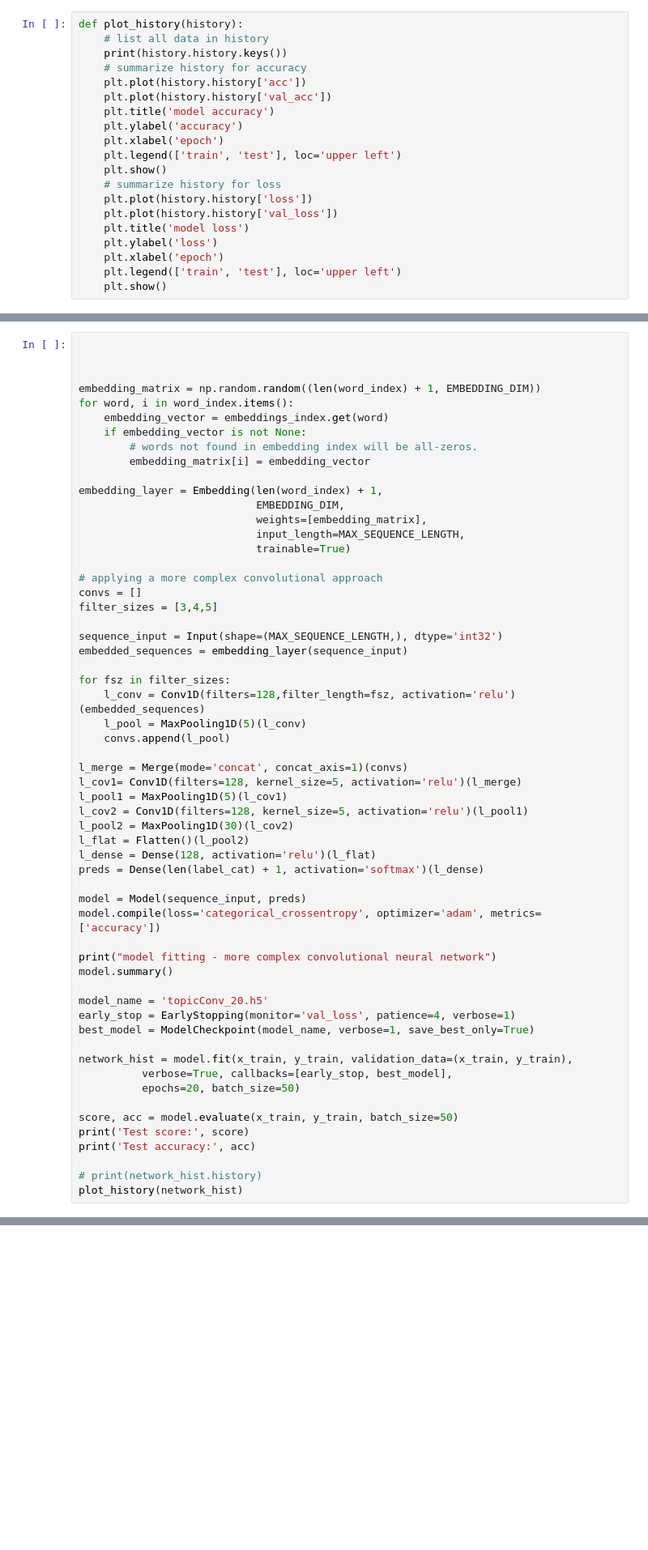
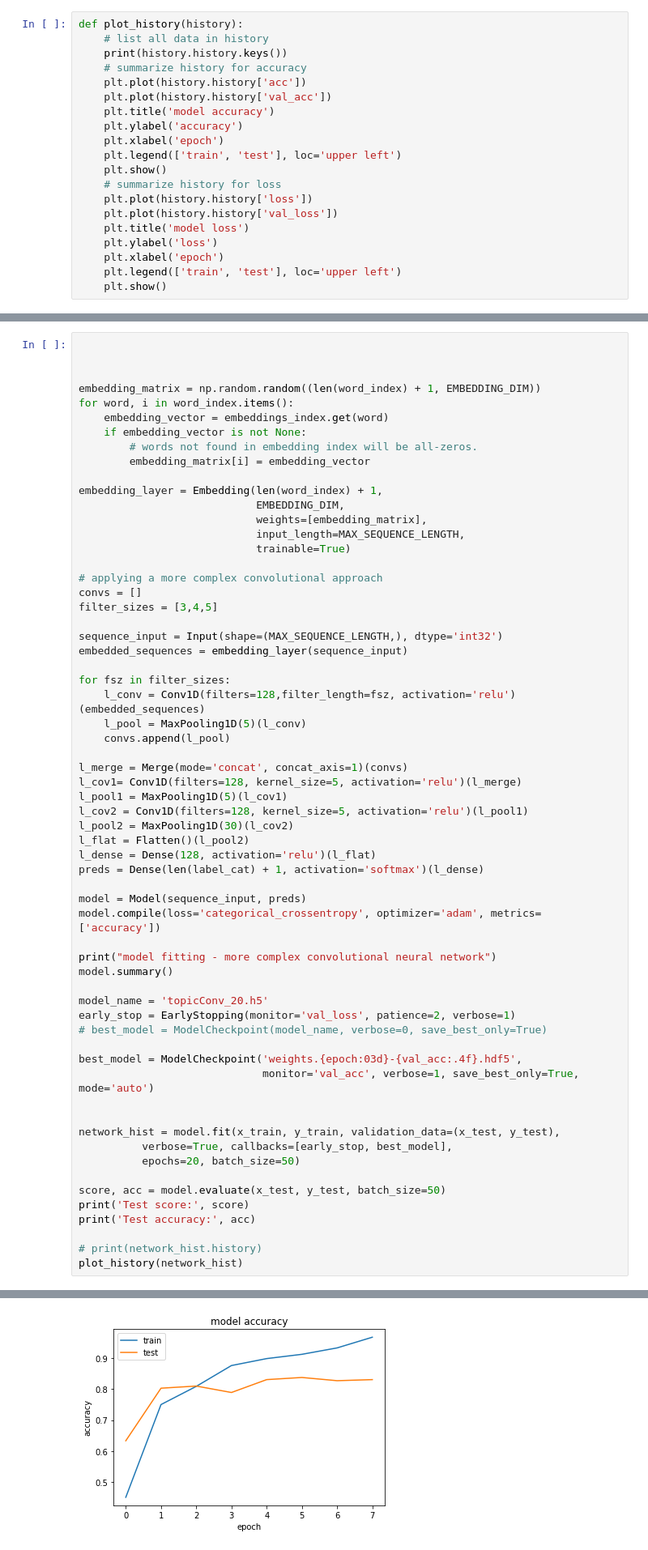
Before and after one commit to YorkUIRLab/eosdb, a Jupyter notebook: experiment/textClassifier-master/TopicConvNet.ipynb, the cells around one changed output, grey strips where cells are left out. Shown at 81% size. Saved outputs shown, nothing was run; the diff lists cells and outputs as text; blank space fills up the shorter version.

```diff
--- a/experiment/textClassifier-master/TopicConvNet.ipynb
+++ b/experiment/textClassifier-master/TopicConvNet.ipynb
@@ -302,16 +340,21 @@ print("model fitting - more complex convolutional neural network")
 model.summary()
 
 model_name = 'topicConv_20.h5'
-early_stop = EarlyStopping(monitor='val_loss', patience=4, verbose=1)
-best_model = ModelCheckpoint(model_name, verbose=1, save_best_only=True)
+early_stop = EarlyStopping(monitor='val_loss', patience=2, verbose=1)
+# best_model = ModelCheckpoint(model_name, verbose=0, save_best_only=True)
 
-network_hist = model.fit(x_train, y_train, validation_data=(x_train, y_train),
+best_model = ModelCheckpoint('weights.{epoch:03d}-{val_acc:.4f}.hdf5',
+                             monitor='val_acc', verbose=1, save_best_only=True, mode='auto')
+
+
+network_hist = model.fit(x_train, y_train, validation_data=(x_test, y_test),
           verbose=True, callbacks=[early_stop, best_model],
           epochs=20, batch_size=50)
 
-score, acc = model.evaluate(x_train, y_train, batch_size=50)
+score, acc = model.evaluate(x_test, y_test, batch_size=50)
 print('Test score:', score)
 print('Test accuracy:', acc)
 
 # print(network_hist.history)
 plot_history(network_hist)
+# %% [output]
@@ -317,0 +378 @@ plot_history(network_hist)
+[figure, added]
```
Also changed, not shown: parts of 9 cells of this notebook, 1 other file.
